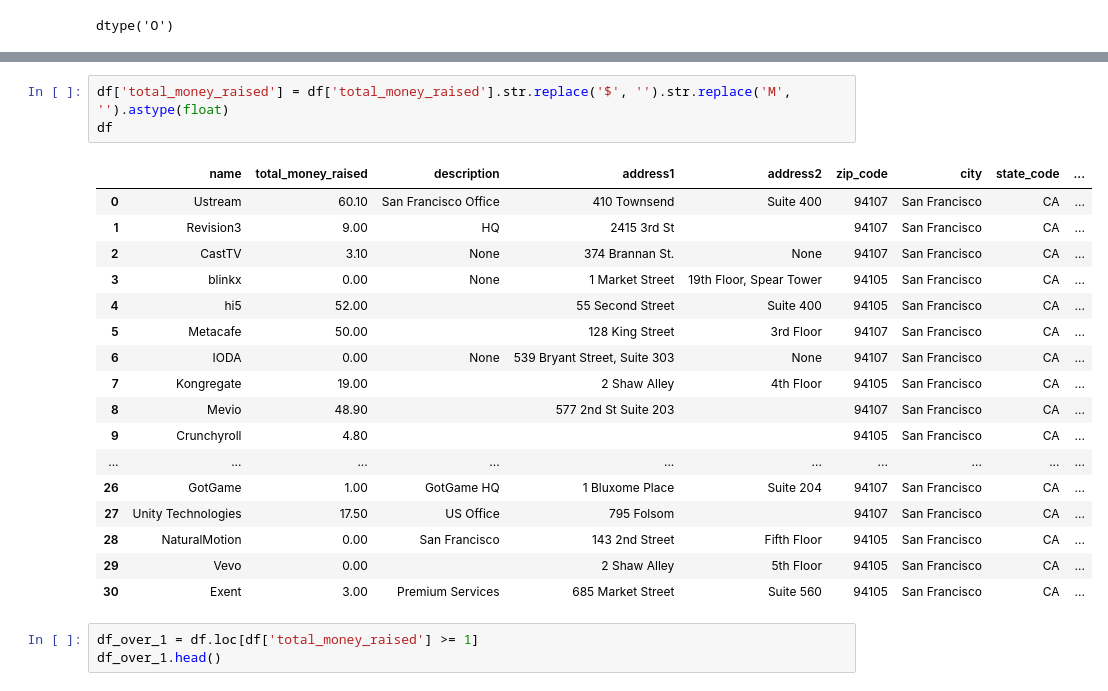
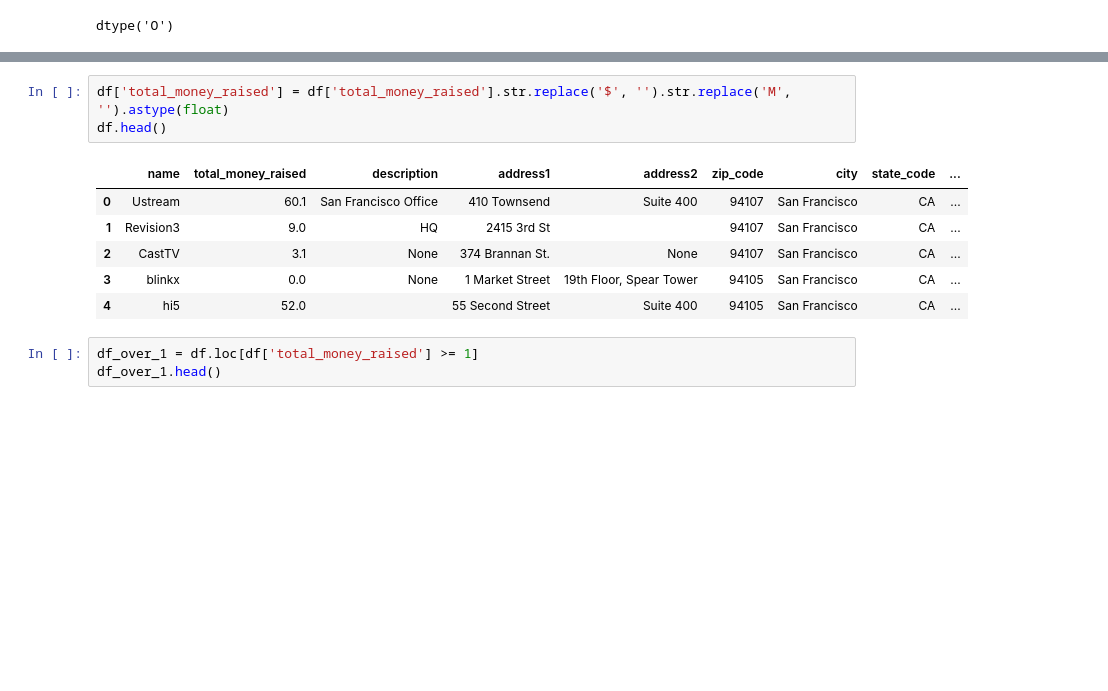
Before and after one commit to miriamvelloso/Mongo-DB_Project, a Jupyter notebook: Expectingrequirements.ipynb, the cells around one changed output, grey strips where cells are left out. Cells and saved outputs as stored; diff of their text form; blank space fills up the shorter version.

```diff
--- a/Expectingrequirements.ipynb
+++ b/Expectingrequirements.ipynb
@@ -83,25 +72,14 @@ df['total_money_raised']
 Name: total_money_raised, dtype: object
 # %%
 df['total_money_raised'] = df['total_money_raised'].str.replace('$', '').str.replace('M', '').astype(float)
-df
+df.head()
 # %% [output]
 |  | name | total_money_raised | description | address1 | address2 | zip_code | city | state_code | ... |
-| 0 | Ustream | 60.10 | San Francisco Office | 410 Townsend | Suite 400 | 94107 | San Francisco | CA | ... |
-| 1 | Revision3 | 9.00 | HQ | 2415 3rd St |  | 94107 | San Francisco | CA | ... |
-| 2 | CastTV | 3.10 | None | 374 Brannan St. | None | 94107 | San Francisco | CA | ... |
-| 3 | blinkx | 0.00 | None | 1 Market Street | 19th Floor, Spear Tower | 94105 | San Francisco | CA | ... |
-| 4 | hi5 | 52.00 |  | 55 Second Street | Suite 400 | 94105 | San Francisco | CA | ... |
-| 5 | Metacafe | 50.00 |  | 128 King Street | 3rd Floor | 94107 | San Francisco | CA | ... |
-| 6 | IODA | 0.00 | None | 539 Bryant Street, Suite 303 | None | 94107 | San Francisco | CA | ... |
-| 7 | Kongregate | 19.00 |  | 2 Shaw Alley | 4th Floor | 94105 | San Francisco | CA | ... |
-| 8 | Mevio | 48.90 |  | 577 2nd St Suite 203 |  | 94107 | San Francisco | CA | ... |
-| 9 | Crunchyroll | 4.80 |  |  |  | 94105 | San Francisco | CA | ... |
-| ... | ... | ... | ... | ... | ... | ... | ... | ... | ... |
-| 26 | GotGame | 1.00 | GotGame HQ | 1 Bluxome Place | Suite 204 | 94107 | San Francisco | CA | ... |
-| 27 | Unity Technologies | 17.50 | US Office | 795 Folsom |  | 94107 | San Francisco | CA | ... |
-| 28 | NaturalMotion | 0.00 | San Francisco | 143 2nd Street | Fifth Floor | 94105 | San Francisco | CA | ... |
-| 29 | Vevo | 0.00 |  | 2 Shaw Alley | 5th Floor | 94105 | San Francisco | CA | ... |
-| 30 | Exent | 3.00 | Premium Services | 685 Market Street | Suite 560 | 94105 | San Francisco | CA | ... |
+| 0 | Ustream | 60.1 | San Francisco Office | 410 Townsend | Suite 400 | 94107 | San Francisco | CA | ... |
+| 1 | Revision3 | 9.0 | HQ | 2415 3rd St |  | 94107 | San Francisco | CA | ... |
+| 2 | CastTV | 3.1 | None | 374 Brannan St. | None | 94107 | San Francisco | CA | ... |
+| 3 | blinkx | 0.0 | None | 1 Market Street | 19th Floor, Spear Tower | 94105 | San Francisco | CA | ... |
+| 4 | hi5 | 52.0 |  | 55 Second Street | Suite 400 | 94105 | San Francisco | CA | ... |
 # %%
 df_over_1 = df.loc[df['total_money_raised'] >= 1]
 df_over_1.head()
```
Also changed, not shown: parts of 22 cells of this notebook, 7 other files.
